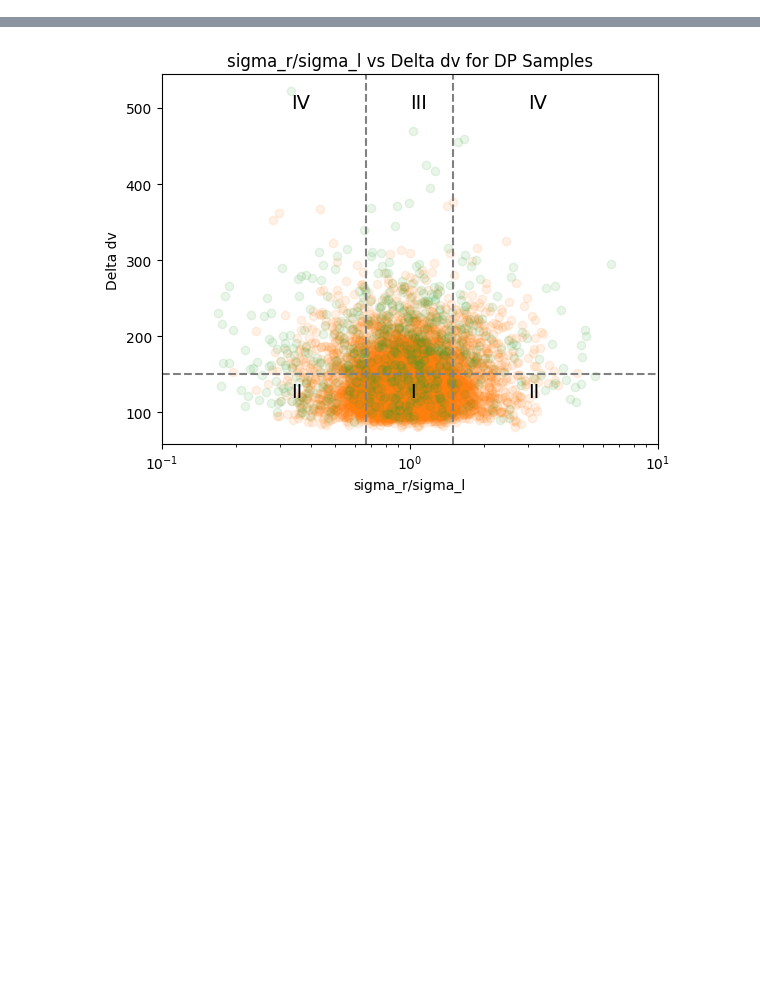
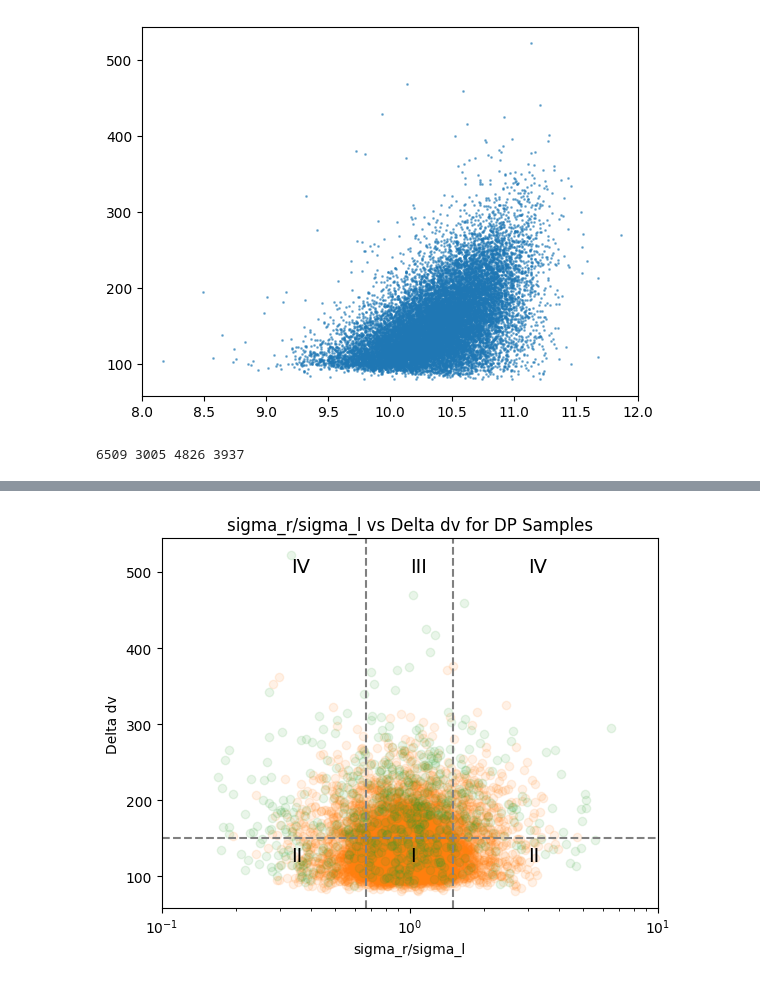
Before and after one commit to hyp0515/searching_inflow, a Jupyter notebook: dp_regime.ipynb, the cells around one changed output, grey strips where cells are left out. Cells and saved outputs as stored; diff of their text form; code cells hidden in the pictures; blank space fills up the shorter version.

```diff
--- a/dp_regime.ipynb
+++ b/dp_regime.ipynb
@@ -16,3 +16,19 @@ delta_dv = dps_df['dv_r'] - dps_df['dv_l']
 resolution = c * 0.8 / (Halpha_rest*(1+dps_df['Z']))
 sigma_r = np.sqrt(dps_df['sigma_r']**2 + resolution**2)
 sigma_l = np.sqrt(dps_df['sigma_l']**2 + resolution**2)
+dps_df['delta_dv'] = delta_dv
+dps_df['ratio'] = sigma_l / sigma_r
+# %%
+plt.scatter(dps_df['LOGM'], delta_dv, s=1, alpha=0.5)
+plt.xlim(left=8, right=12)
+plt.show()
+# %% [output]
+[figure, added]
+# %%
+dps_1_df = dps_df[(dps_df['delta_dv']<150) & ((dps_df['ratio']<1.5)&(dps_df['ratio']>1/1.5))].copy()
+dps_2_df = dps_df[(dps_df['delta_dv']<150) & ((dps_df['ratio']>1.5)|(dps_df['ratio']<1/1.5))].copy()
+dps_3_df = dps_df[(dps_df['delta_dv']>150) & ((dps_df['ratio']<1.5)&(dps_df['ratio']>1/1.5))].copy()
+dps_4_df = dps_df[(dps_df['delta_dv']>150) & ((dps_df['ratio']>1.5)|(dps_df['ratio']<1/1.5))].copy()
+print(len(dps_1_df), len(dps_2_df), len(dps_3_df), len(dps_4_df))
+# %% [output]
+6509 3005 4826 3937
```
Also changed, not shown: parts of 9 cells of this notebook, 4 other files.
